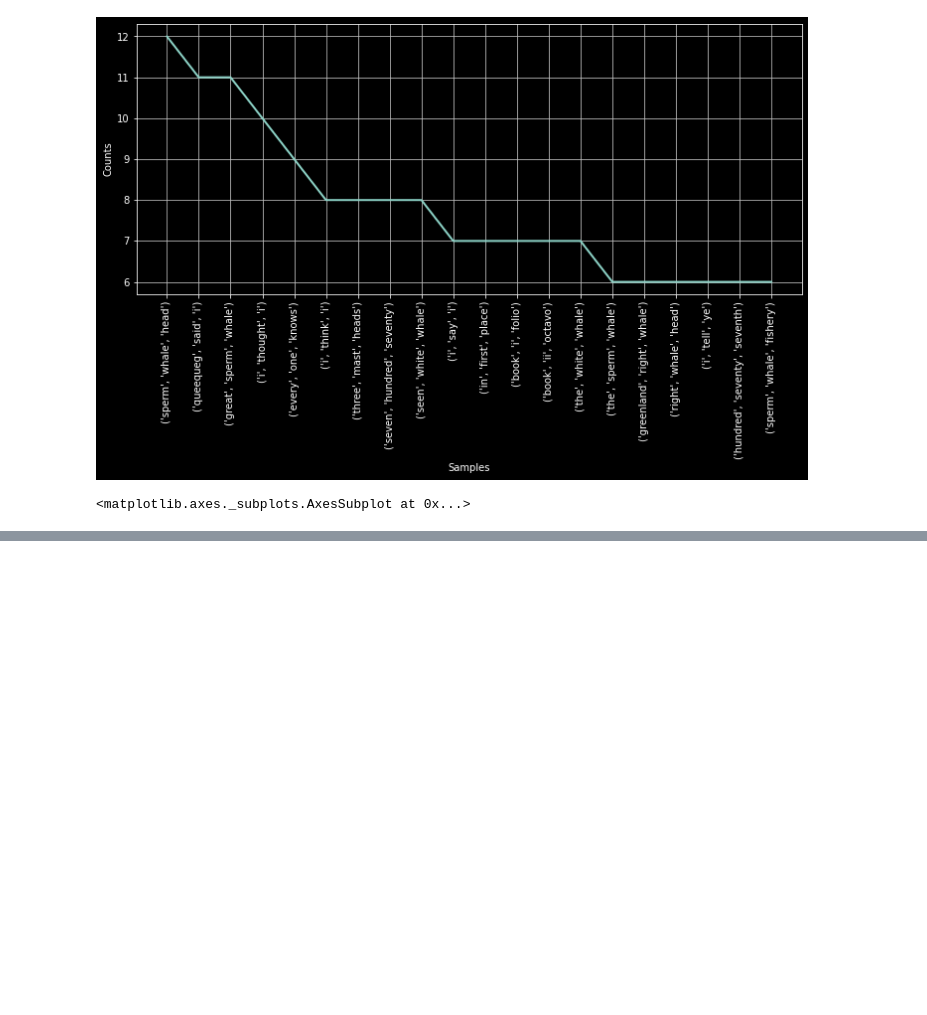
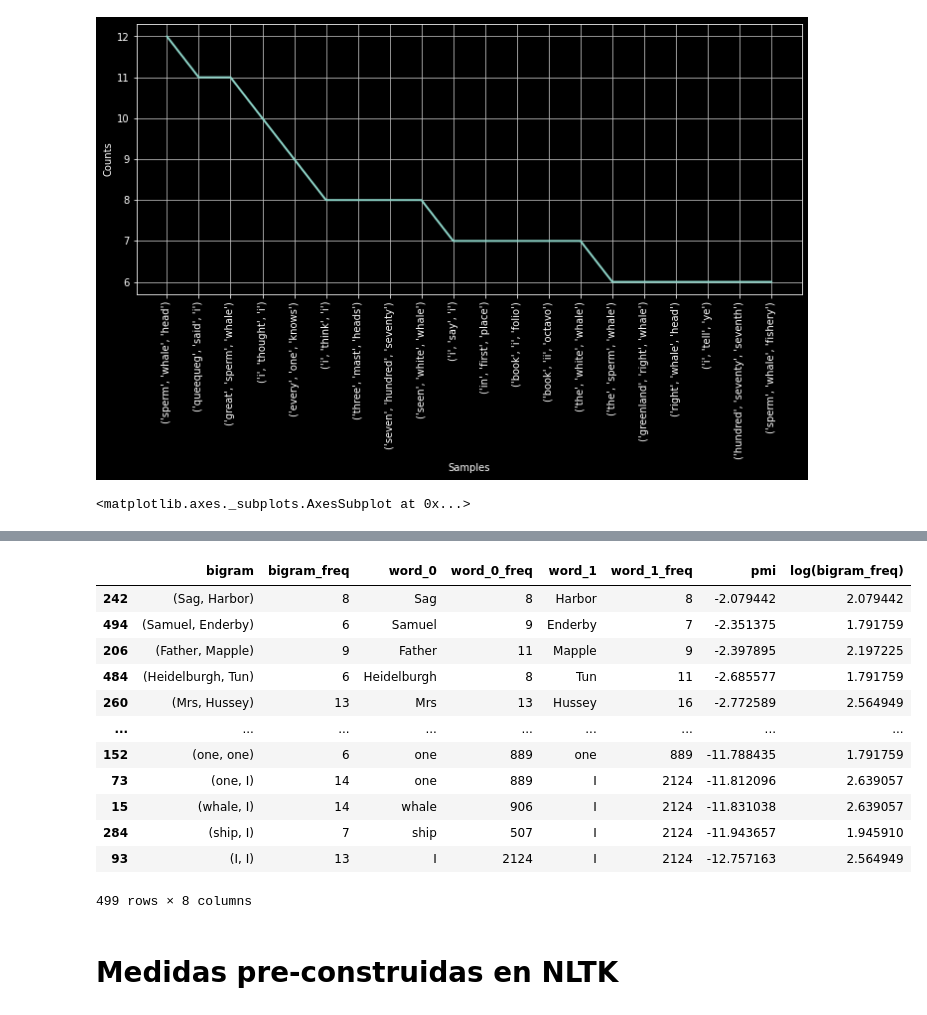
Before and after one commit to AlanVazquez99/Curso-PLATZI-NLP, a Jupyter notebook: 3 n-grams and colocations.ipynb, the cells around one changed output, grey strips where cells are left out. Cells and saved outputs as stored; diff of their text form; code cells hidden in the pictures; blank space fills up the shorter version.

```diff
--- a/3 n-grams and colocations.ipynb
+++ b/3 n-grams and colocations.ipynb
@@ -77,0 +123,10 @@ trigrams_frequency.plot(20)
+# %%
+df = pd.DataFrame()
+
+bigram, word_0, word_1 = zip(*bigrams_frequency)
+
+df['bigram'], df['bigram_freq'] = zip(*bigram)
+df['word_0'], df['word_0_freq'] = zip(*word_0)
+df['word_1'], df['word_1_freq'] = zip(*word_1)
+
+df.sort_values(by='bigram_freq', ascending=False)
@@ -77,0 +154,19 @@ trigrams_frequency.plot(20)
+# %%
+df['pmi'] = np.log( df['bigram_freq'] / (df['word_0_freq'] * df['word_1_freq']) )
+df['log(bigram_freq)'] = np.log(df['bigram_freq'])
+
+df.sort_values(by='pmi', ascending=False)
+# %% [output]
+|  | bigram | bigram_freq | word_0 | word_0_freq | word_1 | word_1_freq | pmi | log(bigram_freq) |
+| 242 | (Sag, Harbor) | 8 | Sag | 8 | Harbor | 8 | -2.079442 | 2.079442 |
+| 494 | (Samuel, Enderby) | 6 | Samuel | 9 | Enderby | 7 | -2.351375 | 1.791759 |
+| 206 | (Father, Mapple) | 9 | Father | 11 | Mapple | 9 | -2.397895 | 2.197225 |
+| 484 | (Heidelburgh, Tun) | 6 | Heidelburgh | 8 | Tun | 11 | -2.685577 | 1.791759 |
+| 260 | (Mrs, Hussey) | 13 | Mrs | 13 | Hussey | 16 | -2.772589 | 2.564949 |
+| ... | ... | ... | ... | ... | ... | ... | ... | ... |
+| 152 | (one, one) | 6 | one | 889 | one | 889 | -11.788435 | 1.791759 |
+| 73 | (one, I) | 14 | one | 889 | I | 2124 | -11.812096 | 2.639057 |
+| 15 | (whale, I) | 14 | whale | 906 | I | 2124 | -11.831038 | 2.639057 |
+| 284 | (ship, I) | 7 | ship | 507 | I | 2124 | -11.943657 | 1.945910 |
+| 93 | (I, I) | 13 | I | 2124 | I | 2124 | -12.757163 | 2.564949 |
+499 rows × 8 columns
@@ -77,0 +178,2 @@ trigrams_frequency.plot(20)
+# %% [markdown]
+# Medidas pre-construidas en NLTK
```
Also changed, not shown: parts of 10 cells of this notebook.
